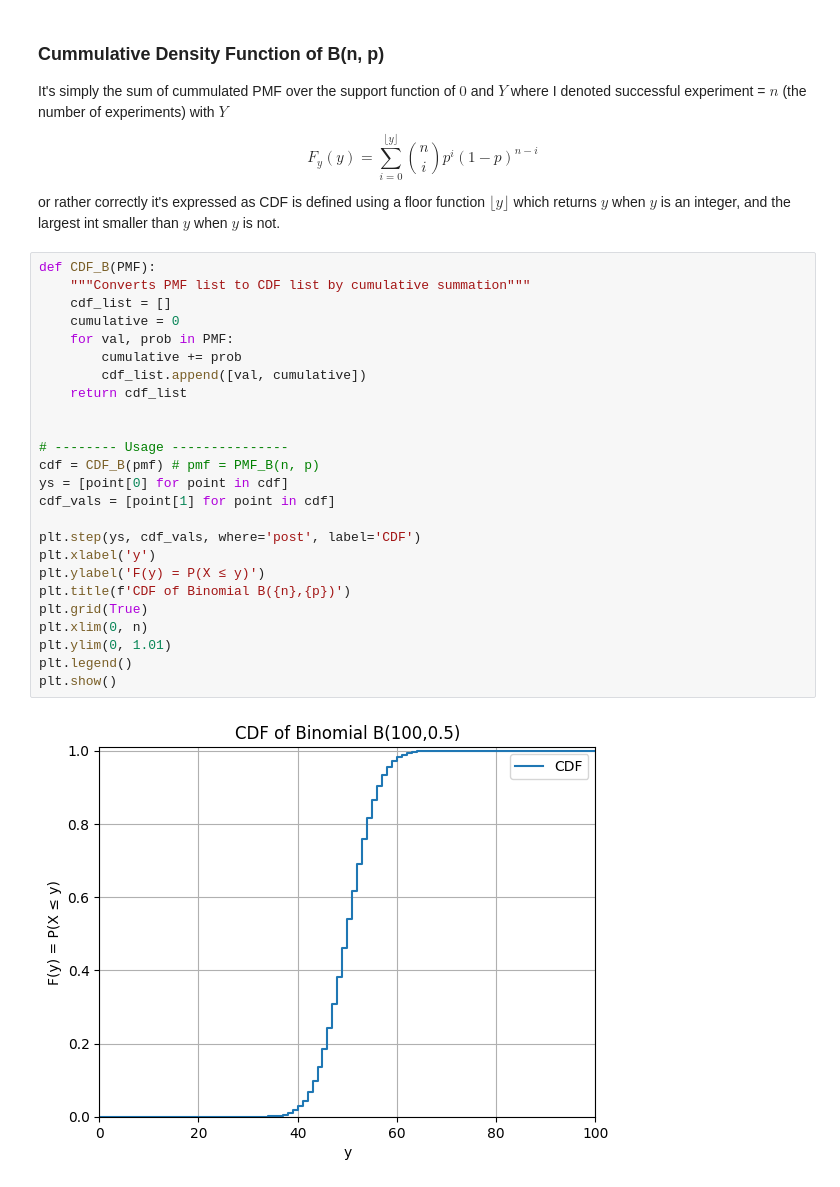
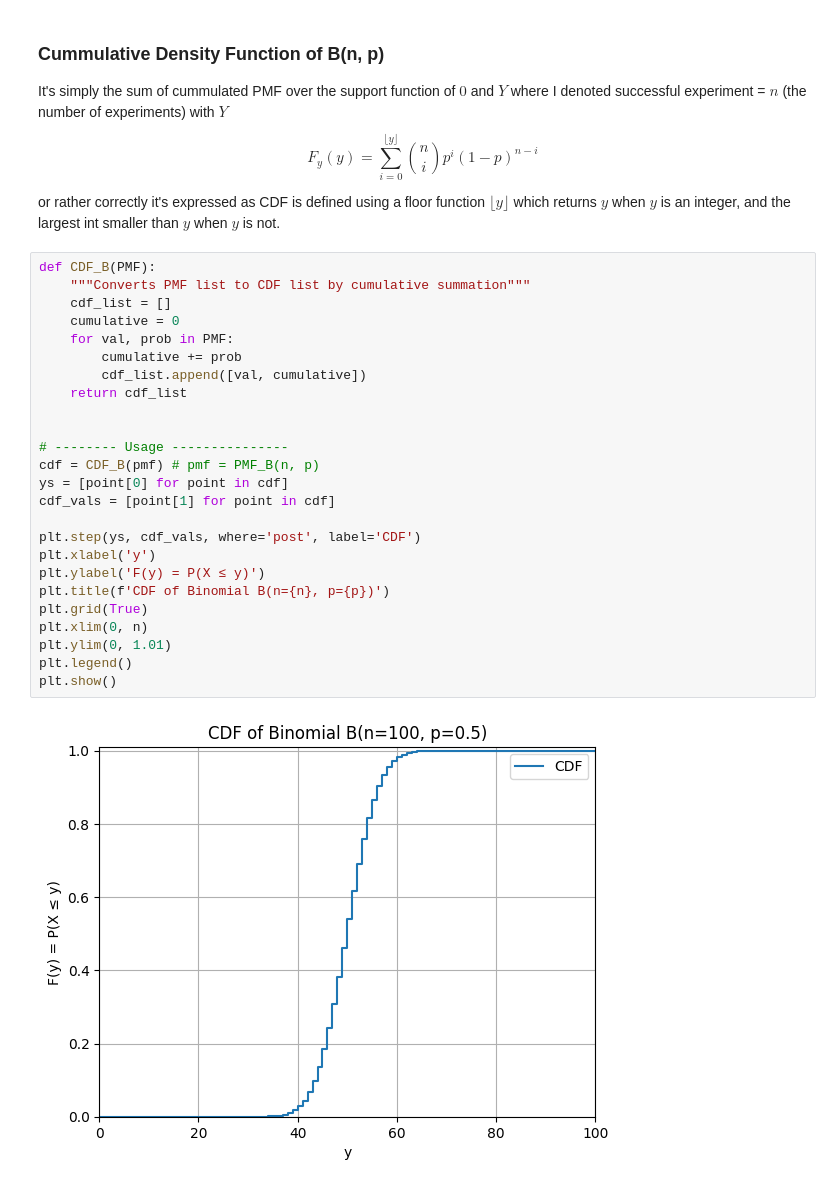
Before and after one commit to bencebaumann/prelim_frm_L1_playground, a Jupyter notebook: FRM_L1/FRM_L1_QUANTITATIVE_ANALYSIS/CH3_COMMON_UNIVARIATE_RANDOM_VARIABLES/ch_3_notes.ipynb, the cells around one changed output. Saved outputs shown, nothing was run; the diff lists cells and outputs as text.

```diff
--- a/FRM_L1/FRM_L1_QUANTITATIVE_ANALYSIS/CH3_COMMON_UNIVARIATE_RANDOM_VARIABLES/ch_3_notes.ipynb
+++ b/FRM_L1/FRM_L1_QUANTITATIVE_ANALYSIS/CH3_COMMON_UNIVARIATE_RANDOM_VARIABLES/ch_3_notes.ipynb
@@ -414,30 +397,30 @@ or rather correctly it's expressed as CDF is defined using a floor function $\lf
 # %%
 def CDF_B(PMF):
     """Converts PMF list to CDF list by cumulative summation"""
     cdf_list = []
     cumulative = 0
     for val, prob in PMF:
         cumulative += prob
         cdf_list.append([val, cumulative])
     return cdf_list
 
 
 # -------- Usage ---------------
 cdf = CDF_B(pmf) # pmf = PMF_B(n, p)
 ys = [point[0] for point in cdf]
 cdf_vals = [point[1] for point in cdf]
 
 plt.step(ys, cdf_vals, where='post', label='CDF')
 plt.xlabel('y')
 plt.ylabel('F(y) = P(X ≤ y)')
-plt.title(f'CDF of Binomial B({n},{p})')
+plt.title(f'CDF of Binomial B(n={n}, p={p})')
 plt.grid(True)
 plt.xlim(0, n)
 plt.ylim(0, 1.01)
 plt.legend()
 plt.show()
 # %% [output]
-[figure, old version]
+[figure, new version]
 # %% [markdown]
 ## Poisson
 
```
Also changed, not shown: parts of 52 cells of this notebook, 3 other files.
